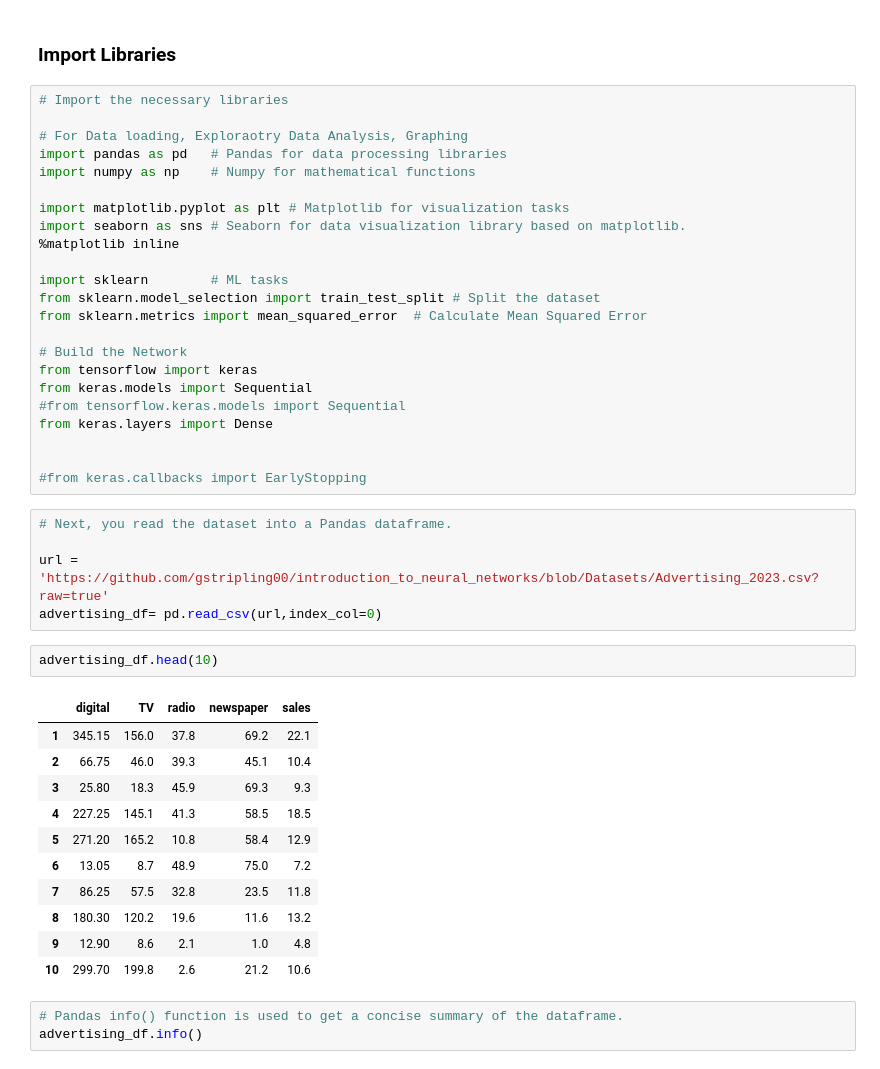
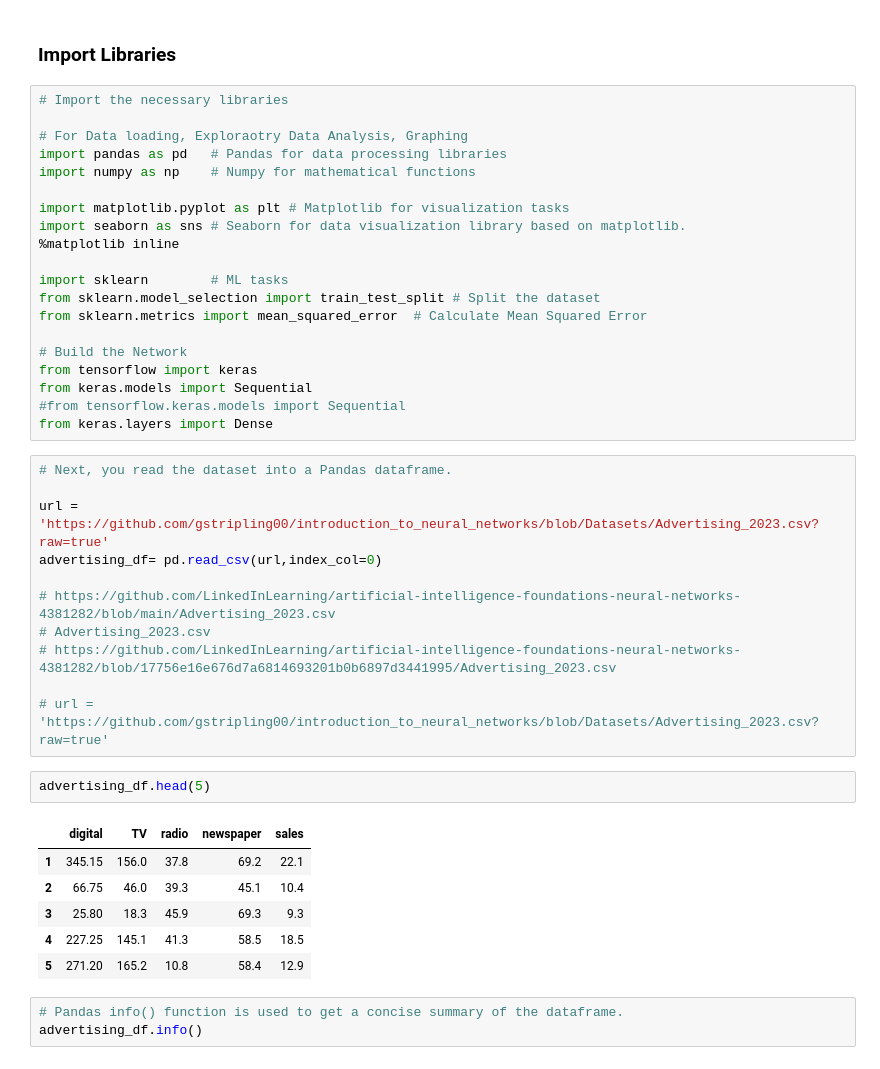
Before and after one commit to gstripling00/introduction_to_neural_networks, a Jupyter notebook: 04_07_begin.ipynb, the cells around one changed output. Saved outputs shown, nothing was run; the diff lists cells and outputs as text.

```diff
--- a/04_07_begin.ipynb
+++ b/04_07_begin.ipynb
@@ -45,28 +45,26 @@ from tensorflow import keras
 from keras.models import Sequential
 #from tensorflow.keras.models import Sequential
 from keras.layers import Dense
-
-
-#from keras.callbacks import EarlyStopping
 # %%
 # Next, you read the dataset into a Pandas dataframe.
 
 url = 'https://github.com/gstripling00/introduction_to_neural_networks/blob/Datasets/Advertising_2023.csv?raw=true'
 advertising_df= pd.read_csv(url,index_col=0)
+
+# https://github.com/LinkedInLearning/artificial-intelligence-foundations-neural-networks-4381282/blob/main/Advertising_2023.csv
+# Advertising_2023.csv
+# https://github.com/LinkedInLearning/artificial-intelligence-foundations-neural-networks-4381282/blob/17756e16e676d7a6814693201b0b6897d3441995/Advertising_2023.csv
+
+# url = 'https://github.com/gstripling00/introduction_to_neural_networks/blob/Datasets/Advertising_2023.csv?raw=true'
 # %%
-advertising_df.head(10)
+advertising_df.head(5)
 # %% [output]
 |  | digital | TV | radio | newspaper | sales |
 | 1 | 345.15 | 156.0 | 37.8 | 69.2 | 22.1 |
 | 2 | 66.75 | 46.0 | 39.3 | 45.1 | 10.4 |
 | 3 | 25.80 | 18.3 | 45.9 | 69.3 | 9.3 |
 | 4 | 227.25 | 145.1 | 41.3 | 58.5 | 18.5 |
 | 5 | 271.20 | 165.2 | 10.8 | 58.4 | 12.9 |
-| 6 | 13.05 | 8.7 | 48.9 | 75.0 | 7.2 |
-| 7 | 86.25 | 57.5 | 32.8 | 23.5 | 11.8 |
-| 8 | 180.30 | 120.2 | 19.6 | 11.6 | 13.2 |
-| 9 | 12.90 | 8.6 | 2.1 | 1.0 | 4.8 |
-| 10 | 299.70 | 199.8 | 2.6 | 21.2 | 10.6 |
 # %%
 # Pandas info() function is used to get a concise summary of the dataframe.
 advertising_df.info()
```
Also changed, not shown: parts of 41 cells of this notebook.
